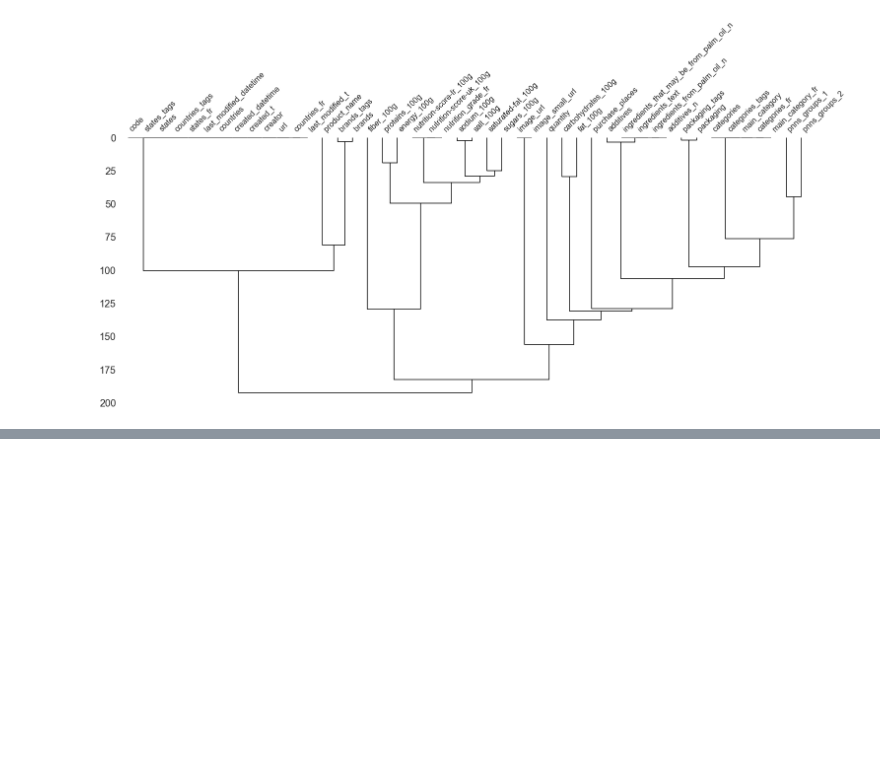
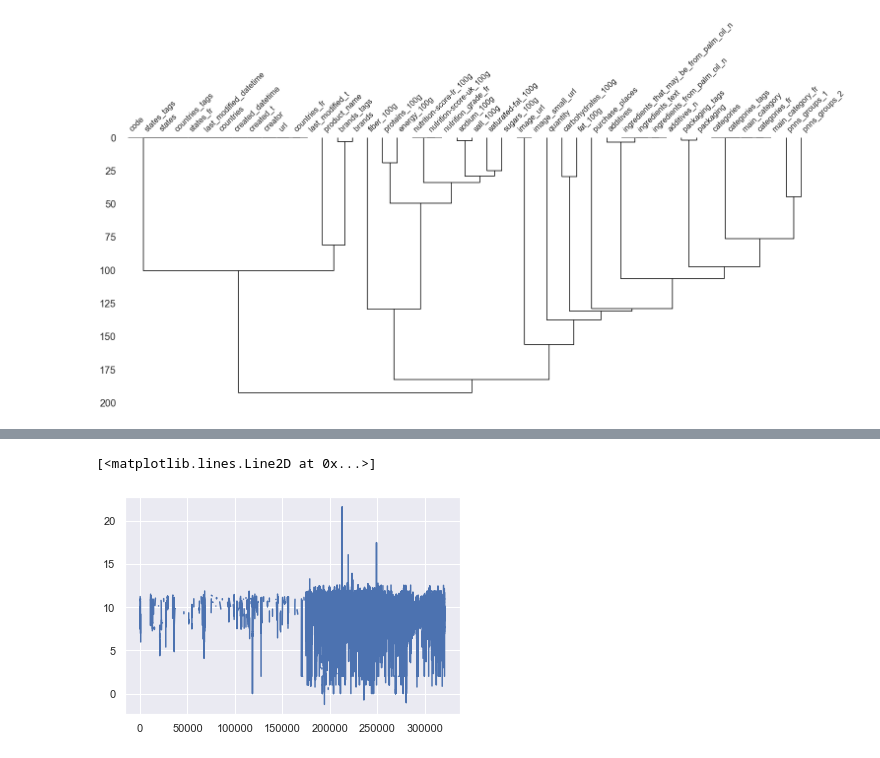
Before and after one commit to ArhurK/P3-Concevez-une-application-au-service-de-la-sante-publique, a Jupyter notebook: P3.ipynb, the cells around one changed output, grey strips where cells are left out. Cells and saved outputs as stored; diff of their text form; code cells hidden in the pictures; blank space fills up the shorter version.

```diff
--- a/P3.ipynb
+++ b/P3.ipynb
@@ -440,0 +532,3 @@ msno.dendrogram(data_fr_2)
+# %%
+temp = np.log2(df1['energy_100g'])
+temp
@@ -440,0 +548,5 @@ msno.dendrogram(data_fr_2)
+# %%
+plt.plot(temp)
+# %% [output]
+[<matplotlib.lines.Line2D at 0x...>]
+[figure, added]
```
Also changed, not shown: parts of 54 cells of this notebook.
